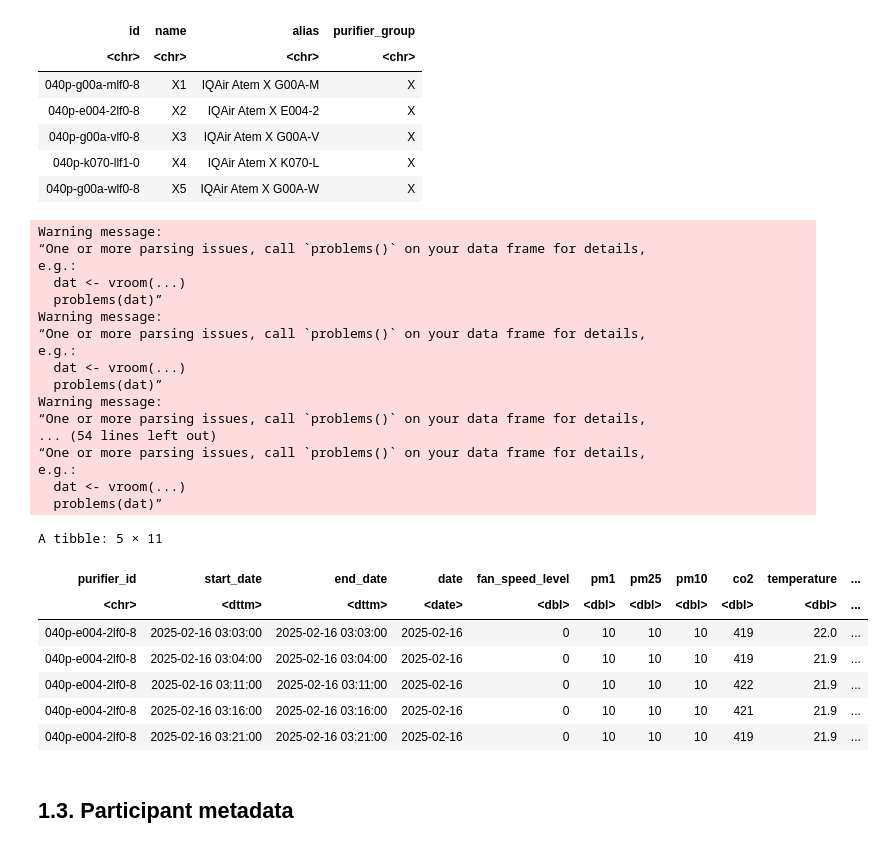
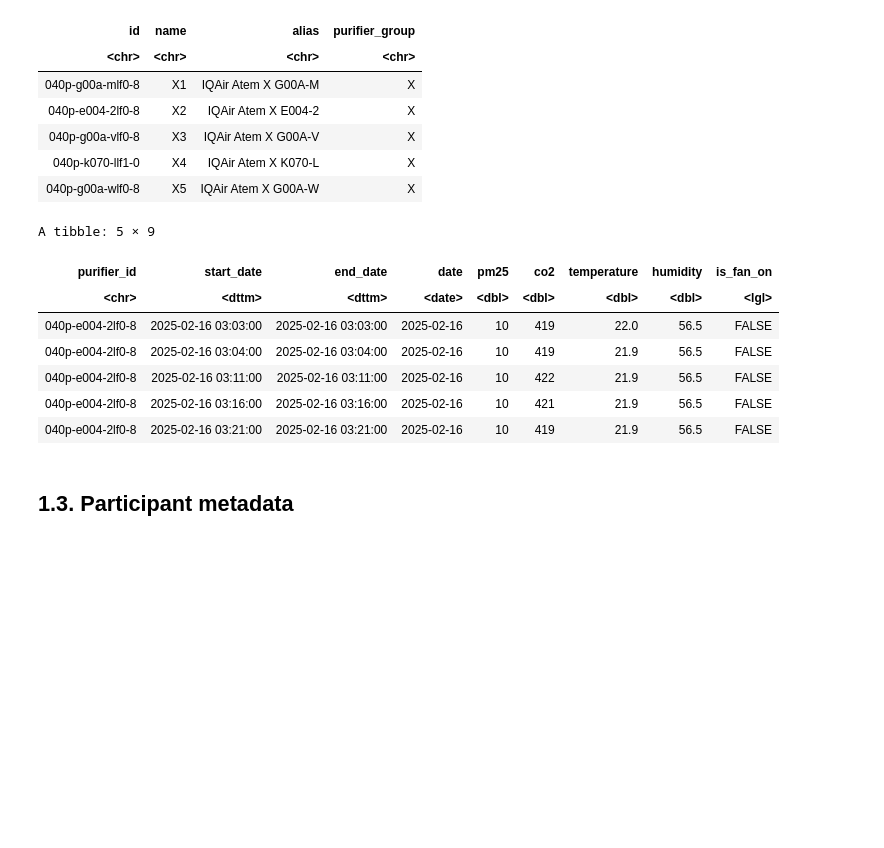
Before and after one commit to CITIES-Purify/Analysis, a Jupyter notebook: notebook/1_save_raw_data_to_R_tables.ipynb, the cells around one changed output. Saved outputs shown, nothing was run; the diff lists cells and outputs as text; code cells hidden in the pictures; blank space fills up the shorter version.

```diff
--- a/notebook/1_save_raw_data_to_R_tables.ipynb
+++ b/notebook/1_save_raw_data_to_R_tables.ipynb
@@ -104,49 +101,30 @@ A tibble: 5 × 4
 # %%
 ALL_PURIFIERS_DATA <- map_dfr(
   list.files(file.path("../raw-data/iqair-purifiers"), pattern = "\\.csv$", full.names = TRUE),
   function(file_path) {
-    read_csv(file_path, col_types = cols()) %>%
-      rename_with(~ str_trim(.)) %>%
-      rename(purifier_id = Source) %>%
+    read_csv(file_path, col_types = cols()) |>
+      rename_with(~ str_trim(.)) |>
       mutate(
-        start_date = as.POSIXct(`Datetime_start(UTC)`, format = "%m/%d/%Y %H:%M", tz = "GMT") + hours(4),
-        end_date = as.POSIXct(`Datetime_end(UTC)`, format = "%m/%d/%Y %H:%M", tz = "GMT") + hours(4),
+        start_date = as.POSIXct(start_date, format = "%m/%d/%Y %H:%M", tz = "GMT") + hours(4),
+        end_date = as.POSIXct(end_date, format = "%m/%d/%Y %H:%M", tz = "GMT") + hours(4),
         date = as.Date(end_date, tz = "GMT")
-      ) %>%
-      relocate(c("start_date", "end_date", "date"), .after = `Datetime_end(UTC)`) %>%
-      standardize_iqair_colnames()
+      ) |>
+      relocate(c("start_date", "end_date", "date"), .after = purifier_id)
   }
 ) %>%
-  select(purifier_id, start_date, end_date, date, fan_speed_level, all_of(SENSOR_METRICS)) %>%
   filter(complete.cases(.)) # remove any row that contains NA value (must be used with %>% and not |>)
 
 head(ALL_PURIFIERS_DATA, n = 5)
+write_rds(ALL_PURIFIERS_DATA, file.path("../R-table", "ALL_PURIFIERS_DATA.rds"))
 # %% [output]
-Warning message:
-“One or more parsing issues, call `problems()` on your data frame for details,
-e.g.:
-  dat <- vroom(...)
-  problems(dat)”
-Warning message:
-“One or more parsing issues, call `problems()` on your data frame for details,
-e.g.:
-  dat <- vroom(...)
-  problems(dat)”
-Warning message:
-“One or more parsing issues, call `problems()` on your data frame for details,
-... (54 lines left out)
-“One or more parsing issues, call `problems()` on your data frame for details,
-e.g.:
-  dat <- vroom(...)
-  problems(dat)”
+A tibble: 5 × 9
-A tibble: 5 × 11
-| purifier_id | start_date | end_date | date | fan_speed_level | pm1 | pm25 | pm10 | co2 | temperature | ... |
-| <chr> | <dttm> | <dttm> | <date> | <dbl> | <dbl> | <dbl> | <dbl> | <dbl> | <dbl> | ... |
-| 040p-e004-2lf0-8 | 2025-02-16 03:03:00 | 2025-02-16 03:03:00 | 2025-02-16 | 0 | 10 | 10 | 10 | 419 | 22.0 | ... |
-| 040p-e004-2lf0-8 | 2025-02-16 03:04:00 | 2025-02-16 03:04:00 | 2025-02-16 | 0 | 10 | 10 | 10 | 419 | 21.9 | ... |
-| 040p-e004-2lf0-8 | 2025-02-16 03:11:00 | 2025-02-16 03:11:00 | 2025-02-16 | 0 | 10 | 10 | 10 | 422 | 21.9 | ... |
-| 040p-e004-2lf0-8 | 2025-02-16 03:16:00 | 2025-02-16 03:16:00 | 2025-02-16 | 0 | 10 | 10 | 10 | 421 | 21.9 | ... |
-| 040p-e004-2lf0-8 | 2025-02-16 03:21:00 | 2025-02-16 03:21:00 | 2025-02-16 | 0 | 10 | 10 | 10 | 419 | 21.9 | ... |
+| purifier_id | start_date | end_date | date | pm25 | co2 | temperature | humidity | is_fan_on |
+| <chr> | <dttm> | <dttm> | <date> | <dbl> | <dbl> | <dbl> | <dbl> | <lgl> |
+| 040p-e004-2lf0-8 | 2025-02-16 03:03:00 | 2025-02-16 03:03:00 | 2025-02-16 | 10 | 419 | 22.0 | 56.5 | FALSE |
+| 040p-e004-2lf0-8 | 2025-02-16 03:04:00 | 2025-02-16 03:04:00 | 2025-02-16 | 10 | 419 | 21.9 | 56.5 | FALSE |
+| 040p-e004-2lf0-8 | 2025-02-16 03:11:00 | 2025-02-16 03:11:00 | 2025-02-16 | 10 | 422 | 21.9 | 56.5 | FALSE |
+| 040p-e004-2lf0-8 | 2025-02-16 03:16:00 | 2025-02-16 03:16:00 | 2025-02-16 | 10 | 421 | 21.9 | 56.5 | FALSE |
+| 040p-e004-2lf0-8 | 2025-02-16 03:21:00 | 2025-02-16 03:21:00 | 2025-02-16 | 10 | 419 | 21.9 | 56.5 | FALSE |
 # %% [markdown]
 ## 1.3. Participant metadata
 # %%
```
Also changed, not shown: parts of 33 cells of this notebook, 32 other files.
